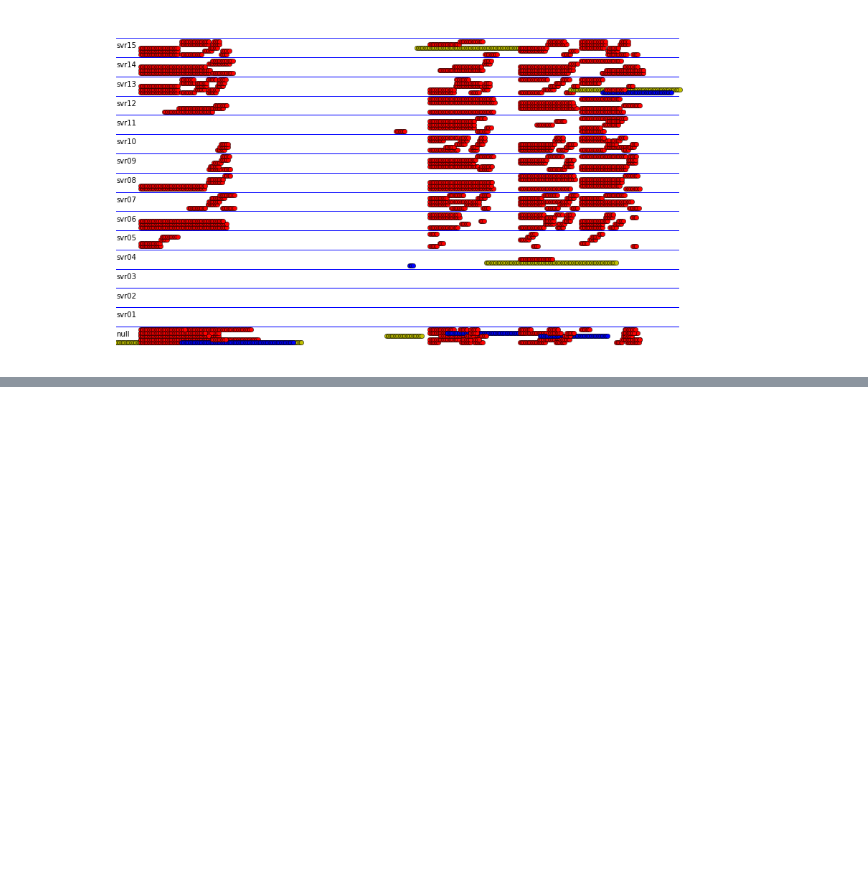
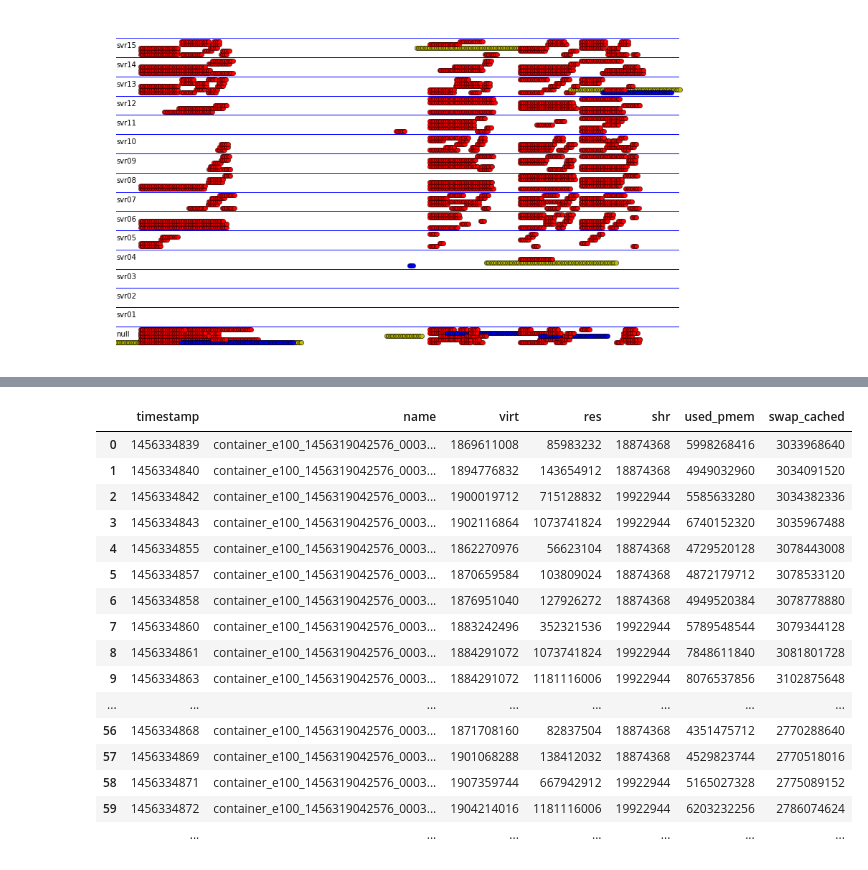
Before and after one commit to hasonhai/yarntracking, a Jupyter notebook: notebook/ResourceUtilization.ipynb, the cells around one changed output, grey strips where cells are left out. Saved outputs shown, nothing was run; the diff lists cells and outputs as text; code cells hidden in the pictures; blank space fills up the shorter version.

```diff
--- a/notebook/ResourceUtilization.ipynb
+++ b/notebook/ResourceUtilization.ipynb
@@ -288,0 +437,65 @@ plt.axis('off')
+# %%
+def load_application_mem_profile(folder):
+  """Load the container data for each application."""
+  record_index_list = []
+  container_name_list = []
+  capture_time_list = []
+  container_mem_virt_list = []
+  container_mem_res_list = []
+  container_mem_shr_list = []
+  used_pmem_list = [] #system info
+  swap_cached_list = [] # system info
+  fail_count = 0
+  record_index = 0
+  for container in os.listdir(folder):
+    container_file = os.path.join(folder, container)
+    try:
+      with open(container_file) as data_file:
+        data = json.load(data_file)
+        container_name = data["container_id"]
+        if not data["memory_usage"]:
+          print('No infomation for container %s, ignore it' % container_name)
+          fail_count = fail_count + 1
+        else:
+          for record in data["memory_usage"]:
+            container_capture_time = record["capture_time"]
+            container_mem_virt = record["virt"]
+            container_mem_res = record["res"]
+            container_mem_shr = record["shr"]
+            used_pmem = record["used_pmem"]
+            swap_cached = record["swap_cached"]
+            '''make list to create dataframe'''
+            record_index_list.insert(record_index,record_index)
+            container_name_list.insert(record_index,container_name)
+            capture_time_list.insert(record_index,container_capture_time)
+            container_mem_virt_list.insert(record_index,container_mem_virt)
+            container_mem_res_list.insert(record_index,container_mem_res)
+            container_mem_shr_list.insert(record_index,container_mem_shr)
+            used_pmem_list.insert(record_index,used_pmem)
+            swap_cached_list.insert(record_index,swap_cached)
+            record_index += 1
+      if not container_name:
+        raise Exception('Unexpected container name')
+    except IOError as e:
+      print('Could not read:', container_file, ':', e)
+  DataSet = list(zip(capture_time_list,container_name_list,container_mem_virt_list,
+                     container_mem_res_list,container_mem_shr_list,used_pmem_list,swap_cached_list))
+  columns=[ 'timestamp','name','virt', 'res', 'shr', 'used_pmem','swap_cached']
+  DataFrame = pd.DataFrame(data = DataSet, index=record_index_list,columns=columns)
+  return DataFrame, fail_count
+
+def load_snapshot_mem_profile(snapshot_folder):
+  snapshot_dataframe = pd.DataFrame()
+  snapshot_failcount = 0
+  for application_folder in snapshot_folder:
+    dataframe, fail_count = load_application_mem_profile(application_folder)
+    if snapshot_dataframe.empty:
+      snapshot_dataframe = dataframe
+    else:
+      snapshot_dataframe = snapshot_dataframe.append(dataframe)
+    snapshot_failcount = snapshot_failcount + fail_count
+  return snapshot_dataframe
+
+snapshot_mem_profile = load_snapshot_mem_profile(clustersnapshot_folders)
+snapshot_mem_profile
+# %% [output]
@@ -288,0 +519,17 @@ plt.axis('off')
+|  | timestamp | name | virt | res | shr | used_pmem | swap_cached |
+| 0 | 1456334839 | container_e100_1456319042576_0003... | 1869611008 | 85983232 | 18874368 | 5998268416 | 3033968640 |
+| 1 | 1456334840 | container_e100_1456319042576_0003... | 1894776832 | 143654912 | 18874368 | 4949032960 | 3034091520 |
+| 2 | 1456334842 | container_e100_1456319042576_0003... | 1900019712 | 715128832 | 19922944 | 5585633280 | 3034382336 |
+| 3 | 1456334843 | container_e100_1456319042576_0003... | 1902116864 | 1073741824 | 19922944 | 6740152320 | 3035967488 |
+| 4 | 1456334855 | container_e100_1456319042576_0003... | 1862270976 | 56623104 | 18874368 | 4729520128 | 3078443008 |
+| 5 | 1456334857 | container_e100_1456319042576_0003... | 1870659584 | 103809024 | 18874368 | 4872179712 | 3078533120 |
+| 6 | 1456334858 | container_e100_1456319042576_0003... | 1876951040 | 127926272 | 18874368 | 4949520384 | 3078778880 |
+| 7 | 1456334860 | container_e100_1456319042576_0003... | 1883242496 | 352321536 | 19922944 | 5789548544 | 3079344128 |
+| 8 | 1456334861 | container_e100_1456319042576_0003... | 1884291072 | 1073741824 | 19922944 | 7848611840 | 3081801728 |
+| 9 | 1456334863 | container_e100_1456319042576_0003... | 1884291072 | 1181116006 | 19922944 | 8076537856 | 3102875648 |
+| ... | ... | ... | ... | ... | ... | ... | ... |
+| 56 | 1456334868 | container_e100_1456319042576_0003... | 1871708160 | 82837504 | 18874368 | 4351475712 | 2770288640 |
+| 57 | 1456334869 | container_e100_1456319042576_0003... | 1901068288 | 138412032 | 18874368 | 4529823744 | 2770518016 |
+| 58 | 1456334871 | container_e100_1456319042576_0003... | 1907359744 | 667942912 | 19922944 | 5165027328 | 2775089152 |
+| 59 | 1456334872 | container_e100_1456319042576_0003... | 1904214016 | 1181116006 | 19922944 | 6203232256 | 2786074624 |
+|  | ... | ... | ... | ... | ... | ... | ... |
```
Also changed, not shown: parts of 5 cells of this notebook.
